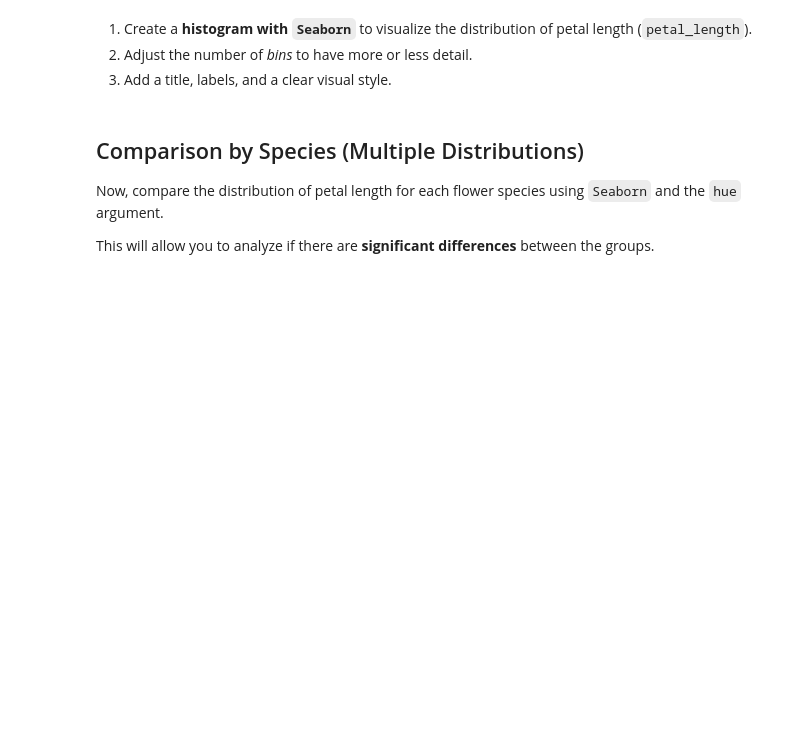
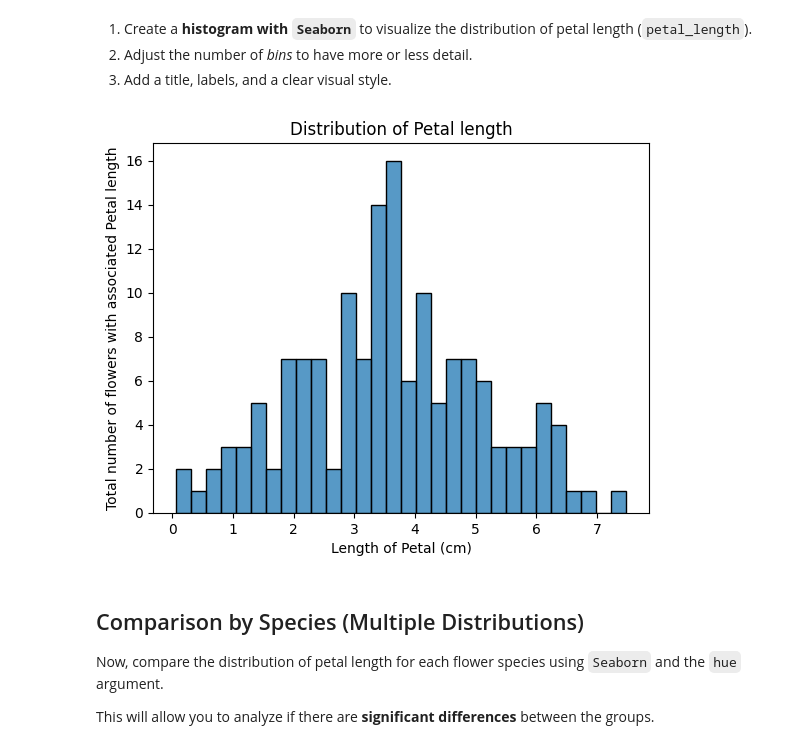
Before and after one commit to caparcom/visualization-exercises-with-matplot-and-seaborn, a Jupyter notebook: notebook/problems.ipynb, the cells around one changed output. Saved outputs shown, nothing was run; the diff lists cells and outputs as text; code cells hidden in the pictures; blank space fills up the shorter version.

```diff
--- a/notebook/problems.ipynb
+++ b/notebook/problems.ipynb
@@ -190,3 +192,12 @@ df_iris.head() # Show DataFrame
+# %%
+# your code
+sns.histplot(df_iris['petal_length'], bins = 30)
+plt.title('Distribution of Petal length')
+plt.xlabel('Length of Petal (cm)')
+plt.ylabel('Total number of flowers with associated Petal length')
+plt.show()
+# %% [output]
+[figure, added]
 # %% [markdown]
 ## Comparison by Species (Multiple Distributions)
 
```
Also changed, not shown: parts of 12 cells of this notebook.
